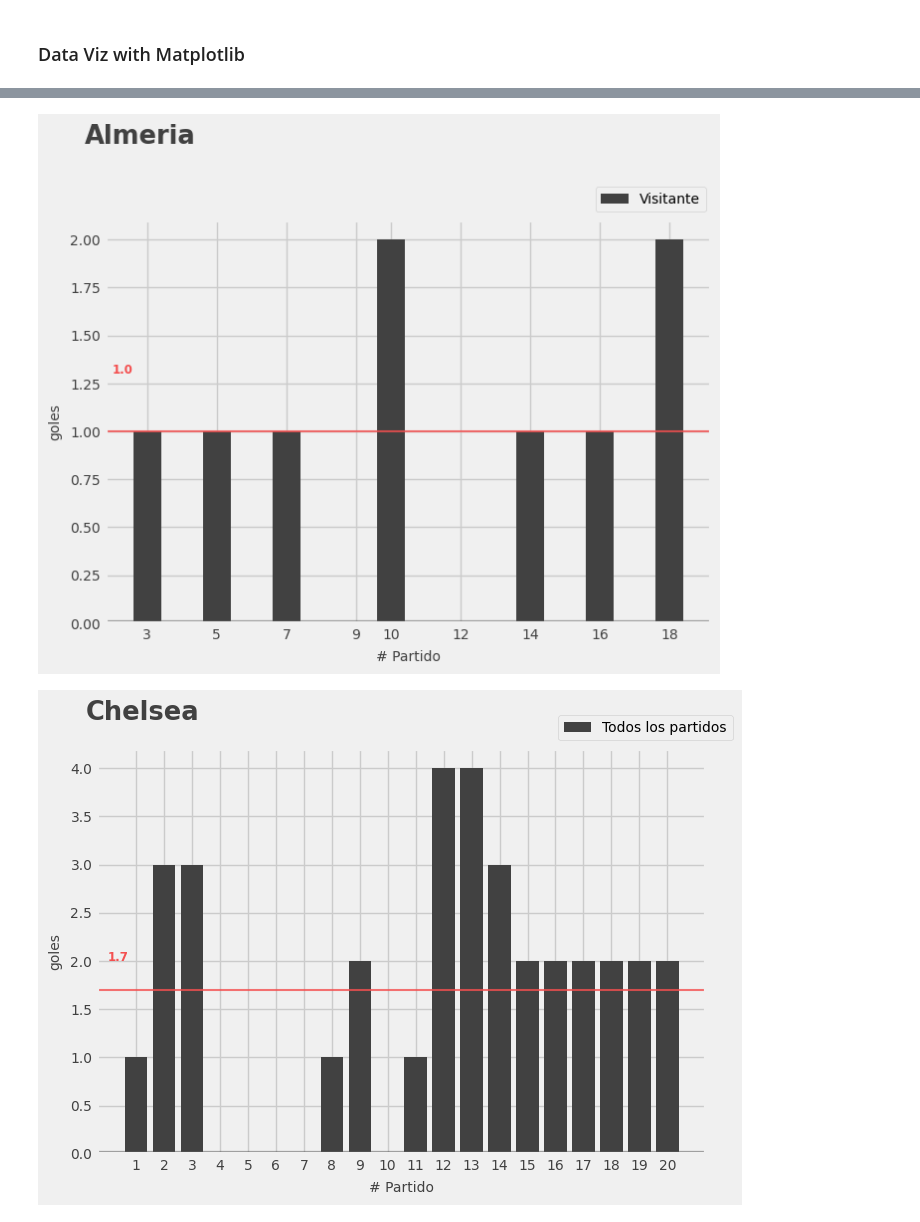
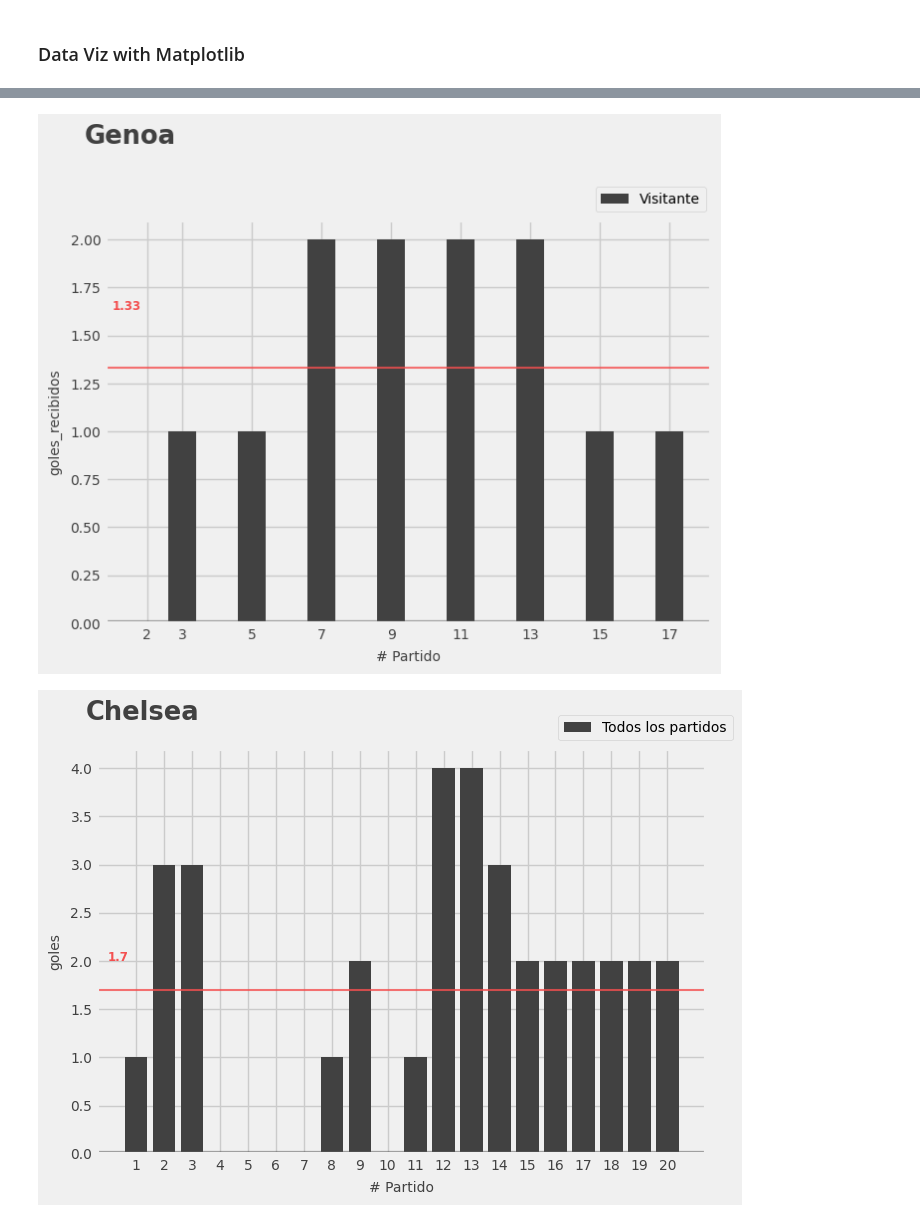
Before and after one commit to javierjdaza/tuta, a Jupyter notebook: data_viz.ipynb, the cells around one changed output, grey strips where cells are left out. Drawn from its saved outputs; the diff is of its cells as text; code cells hidden in the pictures.

```diff
--- a/data_viz.ipynb
+++ b/data_viz.ipynb
@@ -18,6 +18,6 @@ from utils import get_all_matches_by_team, get_all_team_names
 The autoreload extension is already loaded. To reload it, use:
   %reload_ext autoreload
 # %%
-liga = pickle.load(open('./data/la_liga.pkl','rb'))
+liga = pickle.load(open('./data/italia.pkl','rb'))
 get_all_team_names(liga)
 # %% [output]
@@ -44,14 +44,14 @@ get_all_team_names(liga)
 # %% [markdown]
 ### Data Viz with Matplotlib
 # %%
-busqueda = 'almeria'
+busqueda = 'bolonia'
 all_matches_df = get_all_matches_by_team(busqueda,data_list=liga)
 # all_matches_df['#_partido'] = range(1, len(all_matches_df)+1)
 all_matches_df_l = all_matches_df[all_matches_df['equipo'].str.endswith('L')]
 all_matches_df_v = all_matches_df[all_matches_df['equipo'].str.endswith('V')]
 
 visitante_ = False
-estadistico_a_mirar= 'goles'
+estadistico_a_mirar= 'goles_recibidos'
 if visitante_:
     dataset = all_matches_df_v.copy()
     localidad = 'Visitante'
@@ -100,11 +100,11 @@ plt.text(x = dataset['jornada'].min() -1, y = dataset[estadistico_a_mirar].mean(
 # %%
-busqueda = 'almeria'
+busqueda = 'genoa'
 all_matches_df = get_all_matches_by_team(busqueda,data_list=liga)
 all_matches_df_l = all_matches_df[all_matches_df['equipo'].str.endswith('L')]
 all_matches_df_v = all_matches_df[all_matches_df['equipo'].str.endswith('V')]
 
 visitante_ = True
-estadistico_a_mirar= 'goles'
+estadistico_a_mirar= 'goles_recibidos'
 if visitante_:
     dataset = all_matches_df_v.copy()
     localidad = 'Visitante'
@@ -121,34 +121,34 @@ media = round(dataset[estadistico_a_mirar].mean(),2)
 # Plotting each occupation category
 plt.bar(x=dataset['jornada'], height = dataset[estadistico_a_mirar].values , color='#414141', lw=2.2, alpha = 1, zorder = 2,label = localidad)
 # plt.bar(x=[1] , height = nitems_final[nitems_final['target']==1]['count'].iat[0], color='#F45050', lw=2.2, alpha = 1, zorder = 1,label = 'sampled(items)')
 # X and y labels
 plt.ylabel(estadistico_a_mirar, fontsize=10, color='#414141',labelpad=6)
 plt.xlabel('# Partido', fontsize=10, color='#414141',labelpad=6)
 
 # legend
 plt.legend(bbox_to_anchor=(0.9, 1.1),loc='upper center',fancybox=True, fontsize = 10)
 
 # Bolded horizontal line at y=0
 plt.axhline(y=0, color='#414141', linewidth=4.5, alpha=.5)
 plt.axhline(y=media, color='#F45050', linewidth=1.5, alpha=.8)
 
 # Y-labels to only these
 # range_y_ticks = dataset[estadistico_a_mirar]
 # ax.set_yticks(range_y_ticks);
 # ax.set_yticklabels(labels=dataset[estadistico_a_mirar], fontsize=10, color='#414141');
 plt.yticks(fontsize=10, color='#414141')
 
 
 # # X-labels and changing label names
 ax.set_xticks(dataset['jornada']);
 ax.set_xticklabels(dataset['jornada'], fontsize=10, color='#414141');
 
 
 # Text labels for each plotted line
 plt.text(x = dataset['jornada'].min() -1.8, y = dataset[estadistico_a_mirar].max() + 0.5, s = f'{nombre_equipo}', fontsize=18.5, fontweight='bold', color='#414141');
 plt.text(x = dataset['jornada'].min() -1, y = dataset[estadistico_a_mirar].mean() + 0.3, s = f"{media}", fontsize=8.5, color='#F45050',fontweight='bold');
 # %% [output]
-[figure, old version]
+[figure, new version]
 # %%
 busqueda = 'chelsea'
 all_matches_df = get_all_matches_by_team(busqueda,data_list=liga)
```
Also changed, not shown: parts of 7 cells of this notebook, 21 other files.
